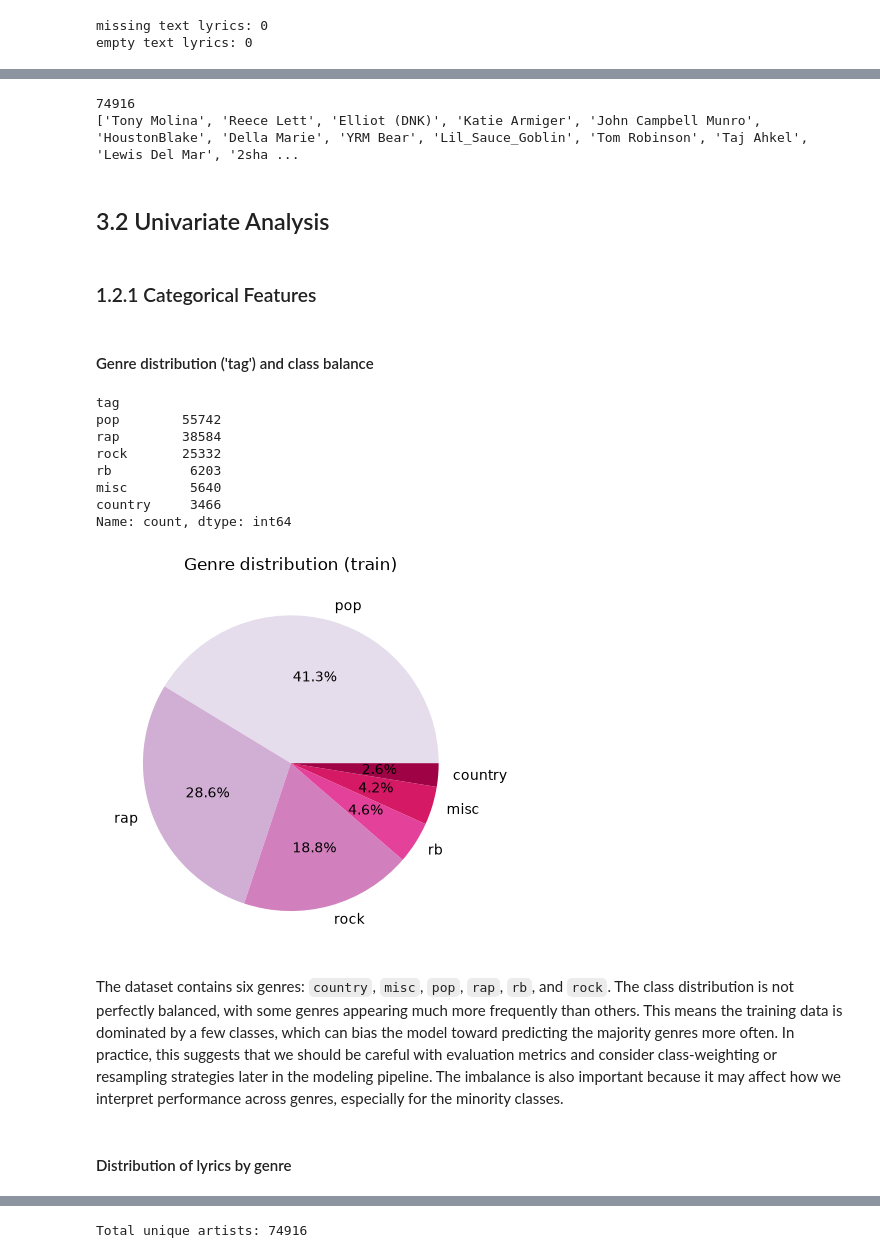
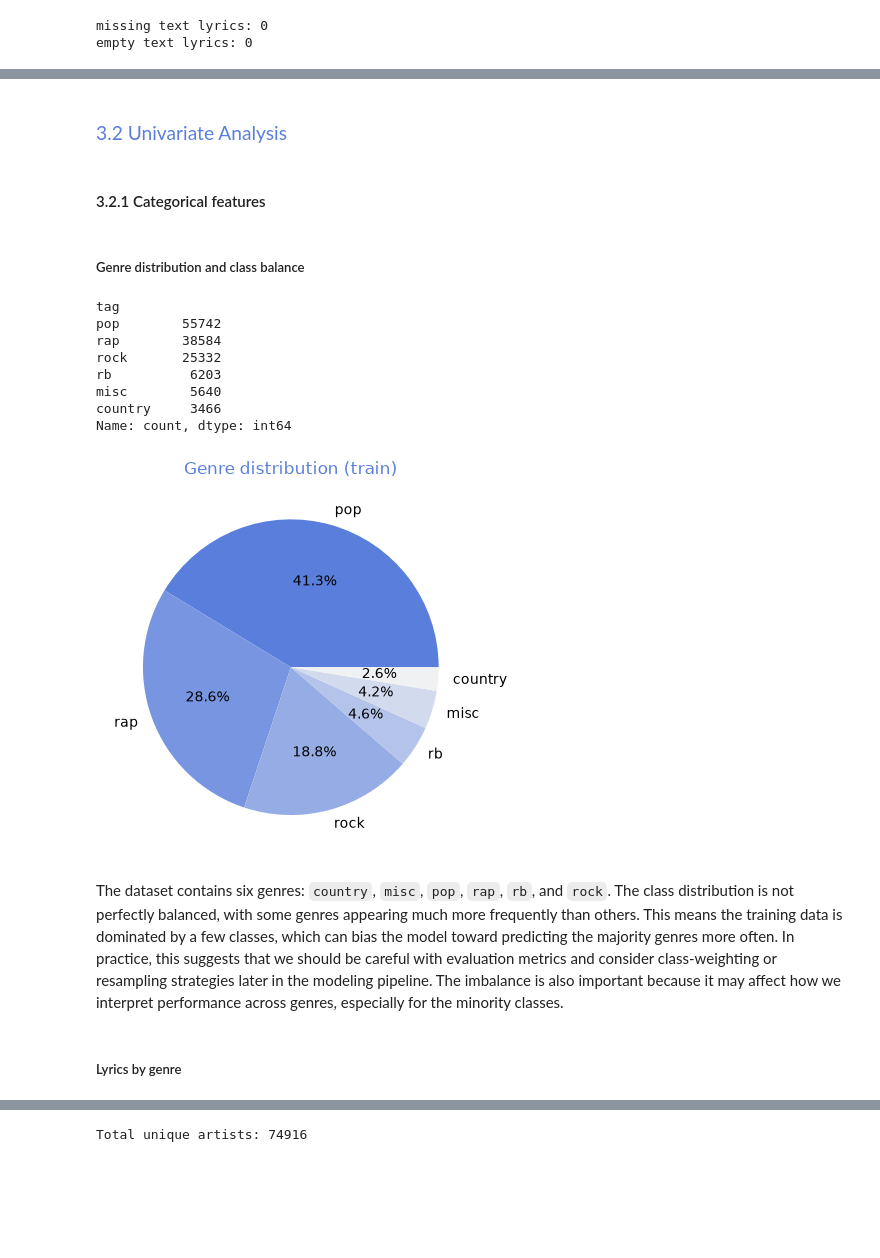
Before and after one commit to jnfpm/Text-Mining-, a Jupyter notebook: EDA.ipynb, the cells around one changed output, grey strips where cells are left out. Drawn from its saved outputs; the diff is of its cells as text; code cells hidden in the pictures; blank space fills up the shorter version.

```diff
--- a/EDA.ipynb
+++ b/EDA.ipynb
@@ -56,7 +60,10 @@ import pandas as pd
 import matplotlib.pyplot as plt
 import seaborn as sns
 import numpy as np
-from sklearn.model_selection import train_test_split
 import importlib, utils
-importlib.reload(utils)
-from utils import get_info_batch, get_song_info, fix_translation_artists, fix_all_translation_artists
+
+
+PRIMARY_COLOR = "#4166c4"
+SECONDARY_COLOR = "#597edb"
+CHART_COLORS = sns.color_palette(sns.light_palette(SECONDARY_COLOR, n_colors=6, reverse=True))
+plt.rcParams.update({'axes.titlecolor': SECONDARY_COLOR, 'axes.titleweight': 'normal'})
@@ -205,17 +269,9 @@ note: The two duplicate counts are different because they measure different thin
-# %%
-#getting the list of unique artist so we can take the non musicians
-print(df_train['artist'].nunique())
-
-print(df_train['artist'].unique().tolist())
-# %% [output]
-74916
-['Tony Molina', 'Reece Lett', 'Elliot (DNK)', 'Katie Armiger', 'John Campbell Munro', 'HoustonBlake', 'Della Marie', 'YRM Bear', 'Lil_Sauce_Goblin', 'Tom Robinson', 'Taj Ahkel', 'Lewis Del Mar', '2sha ...
 # %% [markdown]
-## 3.2 Univariate Analysis <a class="anchor" id="P12"></a>
+<h3 style="color: #597edb; font-weight: 400;">3.2 Univariate Analysis <a id="P12"></a></h3>
 # %% [markdown]
-### 1.2.1 Categorical Features <a class="anchor" id="P121"></a>
+<h4>3.2.1 Categorical features <a id="P121"></a></h4>
 # %% [markdown]
-#### Genre distribution ('tag') and class balance <a class="anchor" id="P1211"></a>
+<h5>Genre distribution and class balance</h5>
 # %%
 print(df_train['tag'].value_counts()) #checking what genres we have and how many songs per genre
 # %% [output]
@@ -230,16 +286,16 @@ Name: count, dtype: int64
 # %%
 # Checking genre balance in the training dataset
 
-palette = sns.color_palette('PuRd', n_colors=df_train['tag'].nunique())
+palette = sns.color_palette(CHART_COLORS[:df_train['tag'].nunique()])
 df_train['tag'].value_counts().plot.pie(autopct ='%1.1f%%', ylabel = '', colors=palette)
-plt.title('Genre distribution (train)')
+plt.title('Genre distribution (train)', color=SECONDARY_COLOR, fontweight='normal')
 plt.show()
 # %% [output]
-[figure, old version]
+[figure, new version]
 # %% [markdown]
 The dataset contains six genres: `country`, `misc`, `pop`, `rap`, `rb`, and `rock`. The class distribution is not perfectly balanced, with some genres appearing much more frequently than others. This means the training data is dominated by a few classes, which can bias the model toward predicting the majority genres more often. In practice, this suggests that we should be careful with evaluation metrics and consider class-weighting or resampling strategies later in the modeling pipeline. The imbalance is also important because it may affect how we interpret performance across genres, especially for the minority classes.
 # %% [markdown]
-#### Distribution of lyrics by genre <a class="anchor" id="P1212"></a>
+<h5>Lyrics by genre</h5>
 # %%
 # distributions of lyrics size per music genre
 
```
Also changed, not shown: parts of 81 cells of this notebook, 10 other files.
